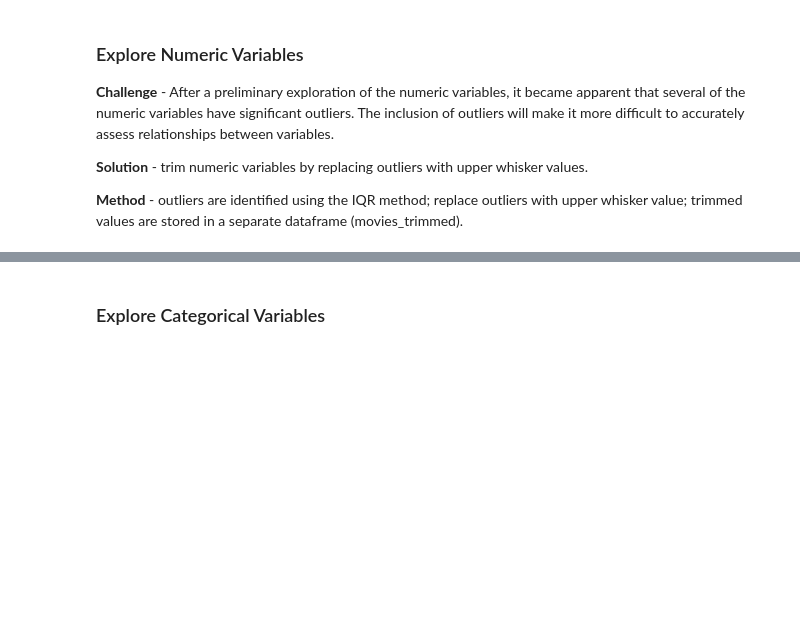
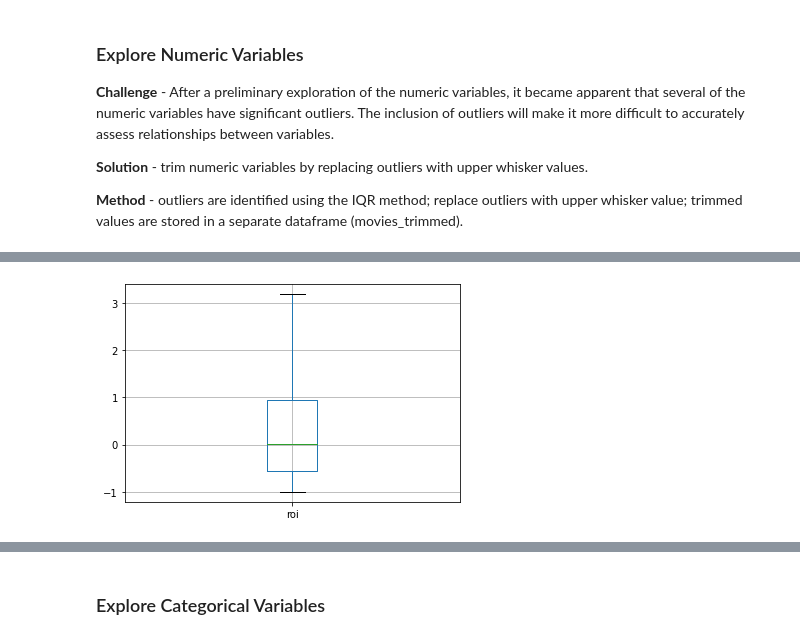
Before and after one commit to kristinkspanos/data_analysis_movie_studio, a Jupyter notebook: assignment_2_movie_data.ipynb, the cells around one changed output, grey strips where cells are left out. Drawn from its saved outputs; the diff is of its cells as text; code cells hidden in the pictures; blank space fills up the shorter version.

```diff
--- a/assignment_2_movie_data.ipynb
+++ b/assignment_2_movie_data.ipynb
@@ -112,3 +112,8 @@ boxplot = movies_trimmed.boxplot(column=['director_facebook_likes','movie_facebo
+# %%
+# boxplot showing roi
+boxplot = movies_trimmed.boxplot(column=['roi'])
+# %% [output]
+[figure, added]
 # %%
 # boxplot showing financial variables
 boxplot = movies_trimmed.boxplot(column=['gross_millions','budget_millions','profit_millions'])
```
Also changed, not shown: parts of 23 cells of this notebook.
